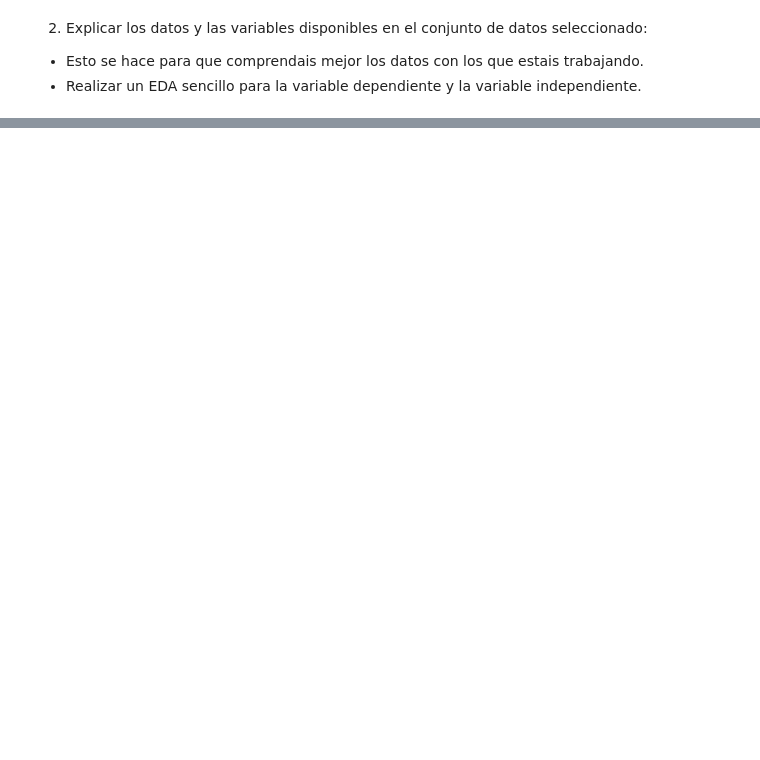
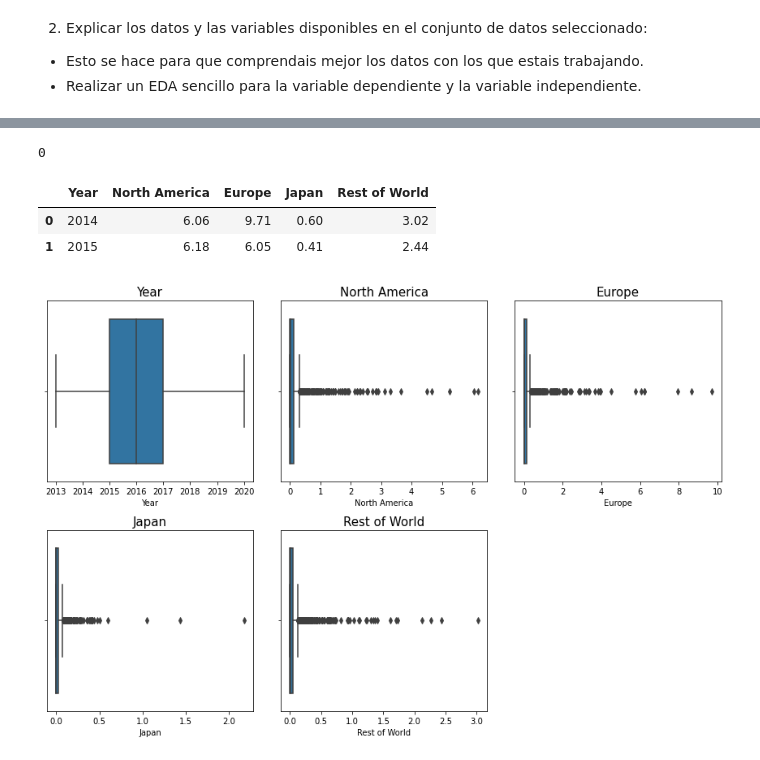
Before and after one commit to Adalab/promo-d-da-modulo3-sprint1-elisa-lidya, a Jupyter notebook: regresion-lineal/pair-regresion-lineal-ml-intro.ipynb, the cells around one changed output, grey strips where cells are left out. Cells and saved outputs as stored; diff of their text form; code cells hidden in the pictures; blank space fills up the shorter version.

```diff
--- a/regresion-lineal/pair-regresion-lineal-ml-intro.ipynb
+++ b/regresion-lineal/pair-regresion-lineal-ml-intro.ipynb
@@ -35,0 +44,3 @@ warnings.filterwarnings('ignore')
+# %%
+df_games = pd.read_csv("datos/PS4_GamesSales.csv")
+df_games.head()
@@ -39,0 +94,2 @@ warnings.filterwarnings('ignore')
+# %%
+df_games['Year'] = df_games['Year'].astype(dtype='Int64')
@@ -39,0 +105,28 @@ warnings.filterwarnings('ignore')
+# %%
+df_games.drop('Global', axis=1, inplace=True)
+# %%
+df_games.duplicated().sum()
+# %% [output]
+0
+# %%
+numericas = df_games.select_dtypes(include=['int64', 'float64'])
+numericas.head(2)
+# %% [output]
+|  | Year | North America | Europe | Japan | Rest of World |
+| 0 | 2014 | 6.06 | 9.71 | 0.60 | 3.02 |
+| 1 | 2015 | 6.18 | 6.05 | 0.41 | 2.44 |
+# %%
+fig, axes = plt.subplots(nrows = 2, ncols = 3, figsize = (12,8))
+axes = axes.flat
+
+numericas = df_games.select_dtypes(include = np.number).columns
+
+for i, col in enumerate(numericas):
+
+    sns.boxplot(df_games[col], ax = axes[i])
+    axes[i].set_title(col, fontsize = 15)
+
+fig.tight_layout()
+fig.delaxes(axes[-1]);
+# %% [output]
+[figure, added]
```
Also changed, not shown: parts of 10 cells of this notebook, 1 other file.
